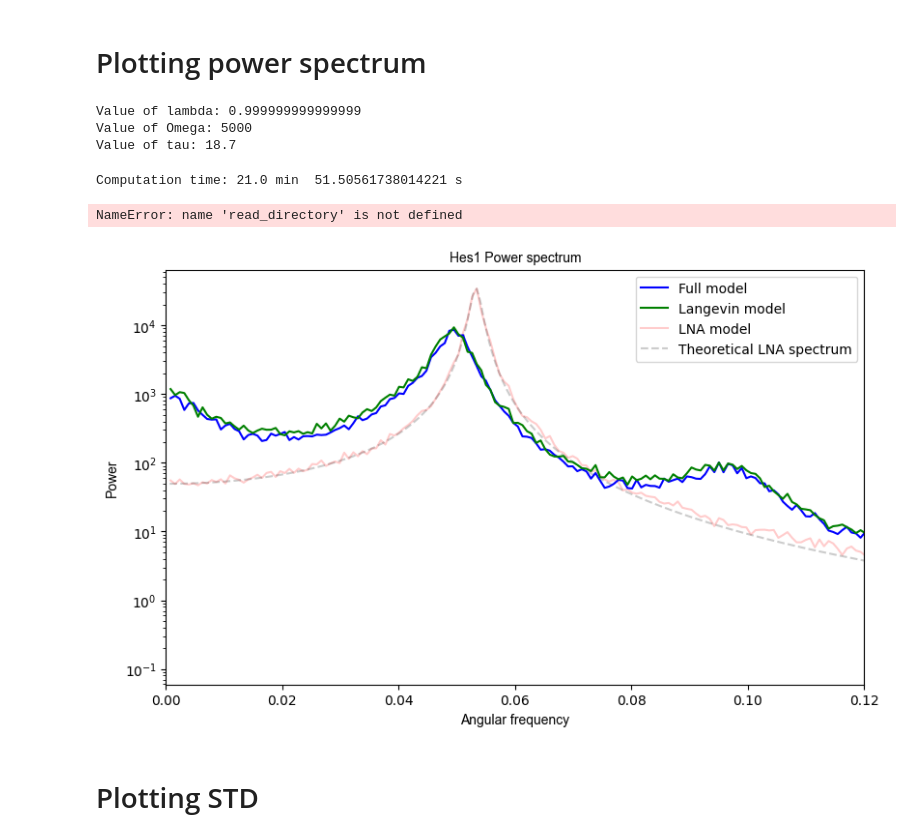
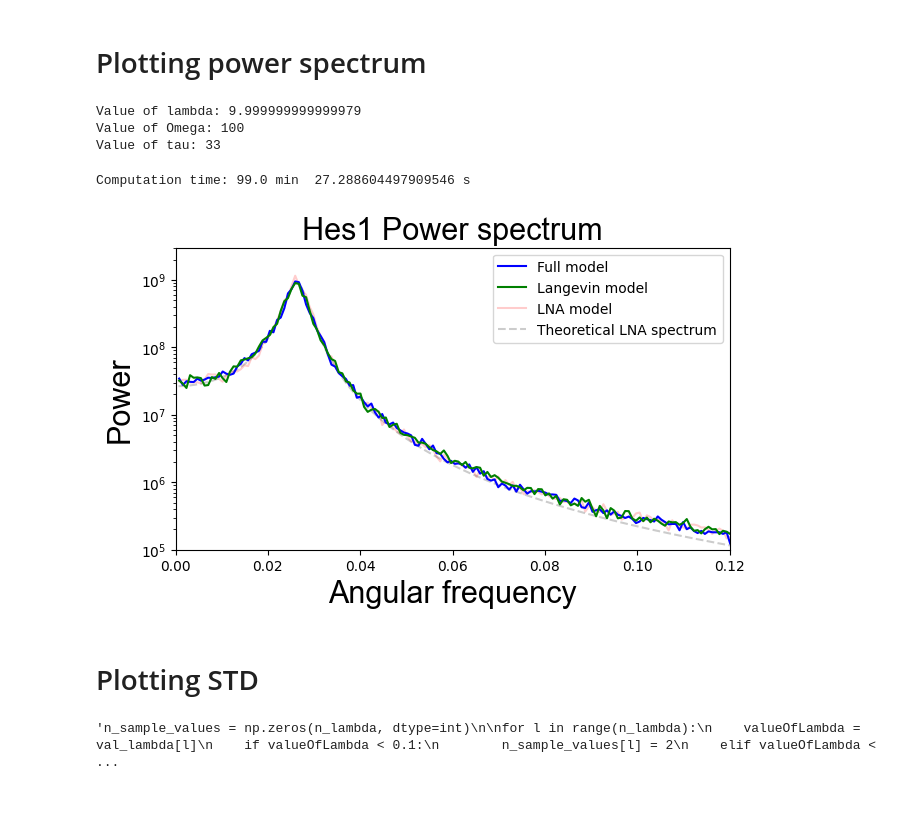
Before and after one commit to Lord-Fufu/MSc-Dissertation-2022---St-Andrews, a Jupyter notebook: plotsForPaper-mean-std-powerSpectra.ipynb, the cells around one changed output. Saved outputs shown, nothing was run; the diff lists cells and outputs as text; code cells hidden in the pictures; blank space fills up the shorter version.

```diff
--- a/plotsForPaper-mean-std-powerSpectra.ipynb
+++ b/plotsForPaper-mean-std-powerSpectra.ipynb
@@ -22,7 +22,7 @@ warnings.filterwarnings("ignore")
 # %% [markdown]
 # Simulation parameters
 # %%
-param_number = 1
+param_number = 2
 # %%
 if param_number==1:
     alpha_m=1
@@ -76,7 +76,7 @@ elif param_number==2:
     n_t=int(T/delta_t)
 
     val_lambda=[10**x for x in np.arange(-2,2.1,0.2)]
-    val_Omega=[0.001, 0.01, 0.1, 1]
+    val_Omega=[0.001, 0.01, 0.1, 1, 10, 100]
     val_tau=[33]
 
     n_lambda=np.size(val_lambda)
@@ -101,7 +101,9 @@ font = {
     'family' : 'Arial',
     'color'  : 'black',
     'weight' : 'normal',
-    'size'   : 10,
+    'size'   : 22,
 }
+
+legendFont = 14
 # %% [markdown]
 # Plotting power spectrum
@@ -114,6 +116,6 @@ n_t=int(T/sampling_timestep)
 # %%
-i=10
-j=-2
+i=15
+j=-1
 k=0
 
 valueOfLambda = val_lambda[i]
@@ -128,9 +130,9 @@ print("Value of lambda:", valueOfLambda)
 print("Value of Omega:", valueOfOmega)
 print("Value of tau:", valueOfTau)
 # %% [output]
-Value of lambda: 0.999999999999999
-Value of Omega: 5000
-Value of tau: 18.7
+Value of lambda: 9.999999999999979
+Value of Omega: 100
+Value of tau: 33
 # %%
 t0 = time.time()
 
@@ -166,7 +168,7 @@ power_spectrum_Mm=output["power spectrum Mm"]
 
 power_spectrum_Pm=output["power spectrum Pm"]
 # %% [output]
-Computation time: 21.0 min  51.50561738014221 s
+Computation time: 99.0 min  27.288604497909546 s
 # %%
 output=general.simulate_langevin_all(n_iter=n_iter,alpha_m=alpha_m,alpha_p=alpha_p,mu_m=mu_m,mu_p=mu_p,
                                                                 h=h,
@@ -226,7 +228,7 @@ power_spectrum_Mlna=output["power spectrum Mlna"]
 
 power_spectrum_Plna=output["power spectrum Plna"]
 # %%
-fig = plt.figure(figsize=(5*ratio,5), constrained_layout = True)
+fig = plt.figure(figsize=(4*ratio,4), constrained_layout = True)
 
 ax1 = plt.gca()
 
@@ -235,36 +237,35 @@ ax1.set_xlabel('Angular frequency',fontdict=font)
 ax1.set_ylabel('Power',fontdict=font)
 
 
 
 freq_th,Sm,Sp=utils.lna_power_spectrum(alpha_m=alpha_m, alpha_p=alpha_p, mu_m=mu_m, mu_p=mu_p,
                                                 h=h,
                                                 P_0=P_0,
                                                 lambda_s=valueOfLambda,
                                                 tau=valueOfTau,
                                                 Omega=valueOfOmega,
                                                 T=T,
                                                 delta_t=sampling_timestep)
 
 
 linelna,=ax1.plot(freq_ref[1:], power_spectrum_Plna[1:], color = 'red', alpha = 0.2)
 linet,=ax1.plot(freq_th[1:], Sp[1:], '--', color = 'black', alpha = 0.2)
 linem,=ax1.plot(freq_ref[1:], power_spectrum_Pm[1:], color = 'blue')
 linel,=ax1.plot(freq_ref[1:], power_spectrum_Pl[1:], color = 'green')
 
 ax1.tick_params(axis ='y')
 ax1.set_yscale('log')
 ax1.legend([linem, linel, linelna, linet], ['Full model', 'Langevin model', 'LNA model', 'Theoretical LNA spectrum'])
 
 ax1.set_xlim(0, 0.12)
-#ax1.set_ylim(10**6, 10**12)
+ax1.set_ylim(10**5, 3*10**9)
 
 
 plt.savefig(read_directory +'\\plots\\powerSpectrum-lambda'+str(val_lambda[i])[0:4]+'-Omega'+ str(val_Omega[j])
                                                                               +'-tau'  + str(val_tau[k])  +'.pdf')
 plt.show()
 # %% [output]
-NameError: name 'read_directory' is not defined
-[figure, old version]
+[figure, new version]
 # %% [markdown]
 # Plotting STD
 # %%
@@ -319,3 +305,20 @@ for l in range(n_lambda):
+# %%
+'''n_sample_values = np.zeros(n_lambda, dtype=int)
+
+for l in range(n_lambda):
+    valueOfLambda = val_lambda[l]
+    if valueOfLambda < 0.1:
+        n_sample_values[l] = 2
+    elif valueOfLambda < 0.5:
+        n_sample_values[l] = 20
+    elif valueOfLambda < 1:
+        n_sample_values[l] = 40
+    elif valueOfLambda < 4:
+        n_sample_values[l] = 120
+    else:
+        n_sample_values[l] = 300'''
+# %% [output]
+'n_sample_values = np.zeros(n_lambda, dtype=int)\n\nfor l in range(n_lambda):\n    valueOfLambda = val_lambda[l]\n    if valueOfLambda < 0.1:\n        n_sample_values[l] = 2\n    elif valueOfLambda <  ...
 # %%
 j=-1
 k=0
```
Also changed, not shown: parts of 13 cells of this notebook, 2 other files.
